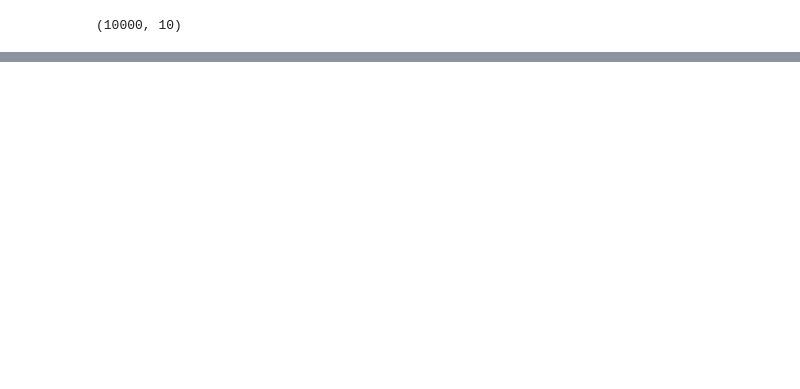
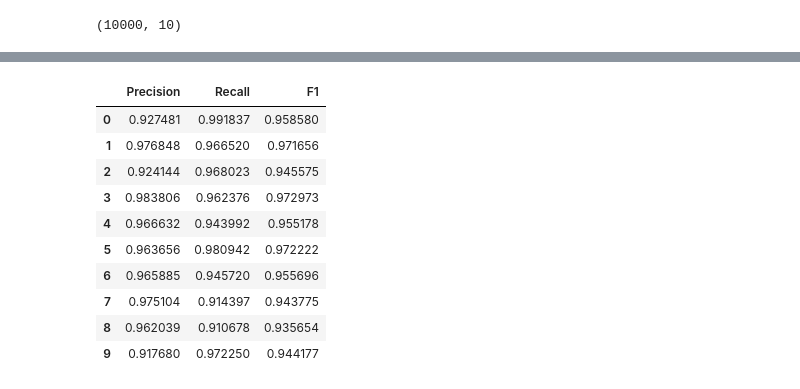
Before and after one commit to ilkererkek/digit-recognizer-app, a Jupyter notebook: training/training.ipynb, the cells around one changed output, grey strips where cells are left out. Cells and saved outputs as stored; diff of their text form; code cells hidden in the pictures; blank space fills up the shorter version.

```diff
--- a/training/training.ipynb
+++ b/training/training.ipynb
@@ -126,0 +129,22 @@ sns.heatmap(confusion_matrix(y_test, prediction_arg, ), annot=True, fmt='.0f')
+# %%
+from sklearn.metrics import precision_recall_fscore_support
+
+precision, recall, f1, support = precision_recall_fscore_support(y_test, prediction_arg)
+# %%
+import pandas as pd
+
+df = pd.DataFrame({'Precision':precision, 'Recall': recall,'F1': f1})
+
+df
+# %% [output]
+|  | Precision | Recall | F1 |
+| 0 | 0.927481 | 0.991837 | 0.958580 |
+| 1 | 0.976848 | 0.966520 | 0.971656 |
+| 2 | 0.924144 | 0.968023 | 0.945575 |
+| 3 | 0.983806 | 0.962376 | 0.972973 |
+| 4 | 0.966632 | 0.943992 | 0.955178 |
+| 5 | 0.963656 | 0.980942 | 0.972222 |
+| 6 | 0.965885 | 0.945720 | 0.955696 |
+| 7 | 0.975104 | 0.914397 | 0.943775 |
+| 8 | 0.962039 | 0.910678 | 0.935654 |
+| 9 | 0.917680 | 0.972250 | 0.944177 |
```
Also changed, not shown: parts of 6 cells of this notebook, 5 other files.
